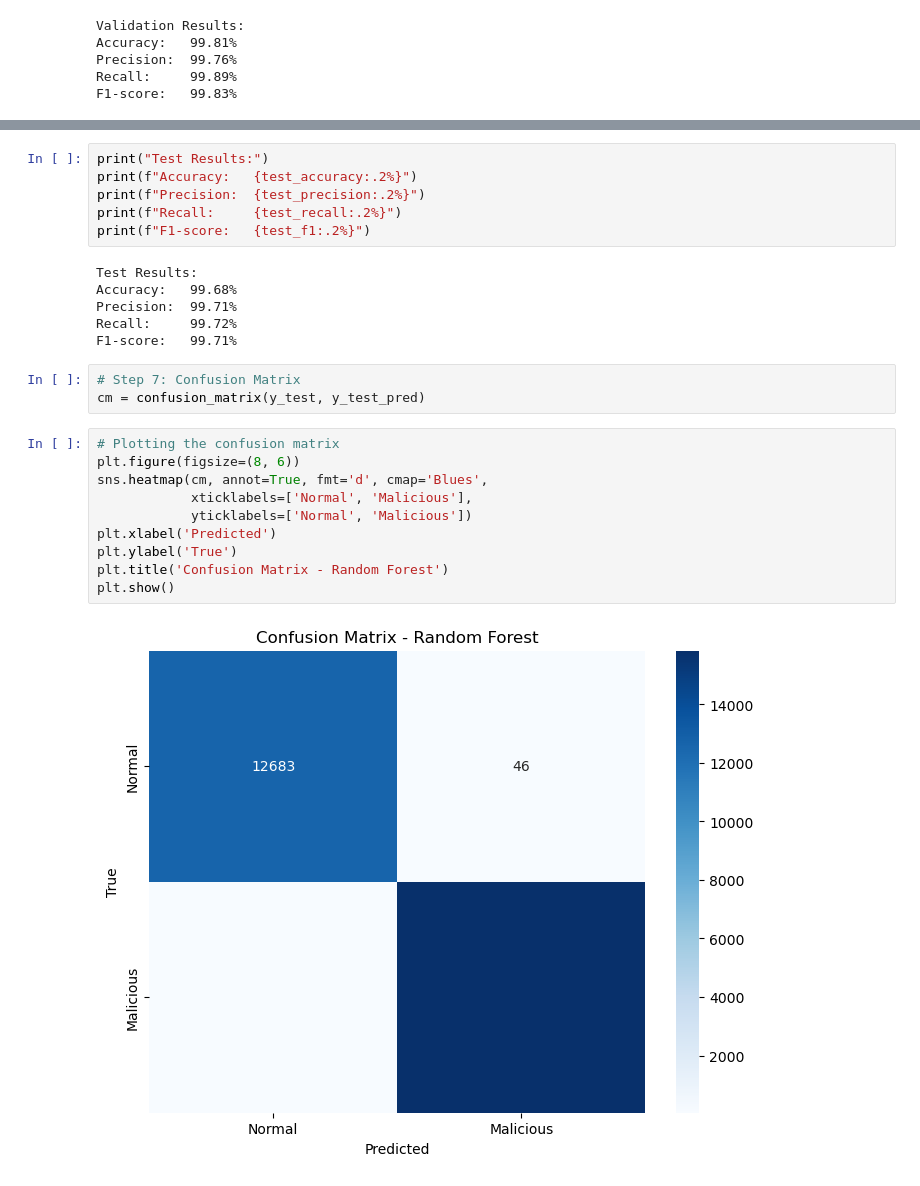
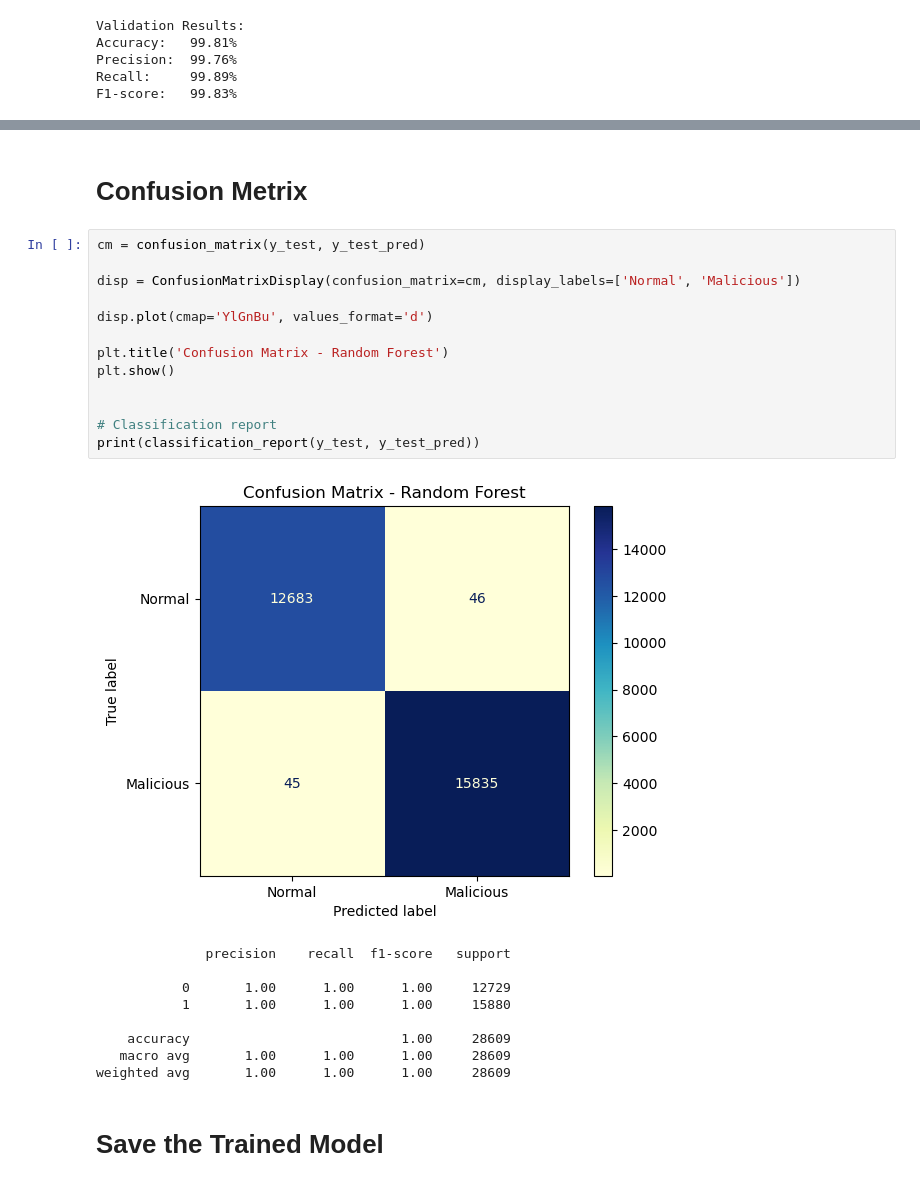
Before and after one commit to mo-abdulai/X-AI-IDS-Architecture, a Jupyter notebook: 2_Modeling-Phase/Models_CICIDS-2017/CICIDS-2017_Random_Forest.ipynb, the cells around one changed output, grey strips where cells are left out. Cells and saved outputs as stored; diff of their text form.

```diff
--- a/2_Modeling-Phase/Models_CICIDS-2017/CICIDS-2017_Random_Forest.ipynb
+++ b/2_Modeling-Phase/Models_CICIDS-2017/CICIDS-2017_Random_Forest.ipynb
@@ -79,27 +191,27 @@ test_f1 = f1_score(y_test, y_test_pred, average='binary')
-# %%
-print("Test Results:")
-print(f"Accuracy:   {test_accuracy:.2%}")
-print(f"Precision:  {test_precision:.2%}")
-print(f"Recall:     {test_recall:.2%}")
-print(f"F1-score:   {test_f1:.2%}")
-# %% [output]
-Test Results:
-Accuracy:   99.68%
-Precision:  99.71%
-Recall:     99.72%
-F1-score:   99.71%
-# %%
-# Step 7: Confusion Matrix
-cm = confusion_matrix(y_test, y_test_pred)
+# %% [markdown]
+# Confusion Metrix
 # %%
-# Plotting the confusion matrix
-plt.figure(figsize=(8, 6))
-sns.heatmap(cm, annot=True, fmt='d', cmap='Blues',
-            xticklabels=['Normal', 'Malicious'],
-            yticklabels=['Normal', 'Malicious'])
-plt.xlabel('Predicted')
-plt.ylabel('True')
+cm = confusion_matrix(y_test, y_test_pred)
+
+disp = ConfusionMatrixDisplay(confusion_matrix=cm, display_labels=['Normal', 'Malicious'])
+
+disp.plot(cmap='YlGnBu', values_format='d')
+
 plt.title('Confusion Matrix - Random Forest')
 plt.show()
+
+
+# Classification report
+print(classification_report(y_test, y_test_pred))
 # %% [output]
-[figure, old version]
+[figure, new version]
+              precision    recall  f1-score   support
+
+           0       1.00      1.00      1.00     12729
+           1       1.00      1.00      1.00     15880
+
+    accuracy                           1.00     28609
+   macro avg       1.00      1.00      1.00     28609
+weighted avg       1.00      1.00      1.00     28609
+# %% [markdown]
+# Save the Trained Model
```
Also changed, not shown: parts of 12 cells of this notebook, 28 other files.
